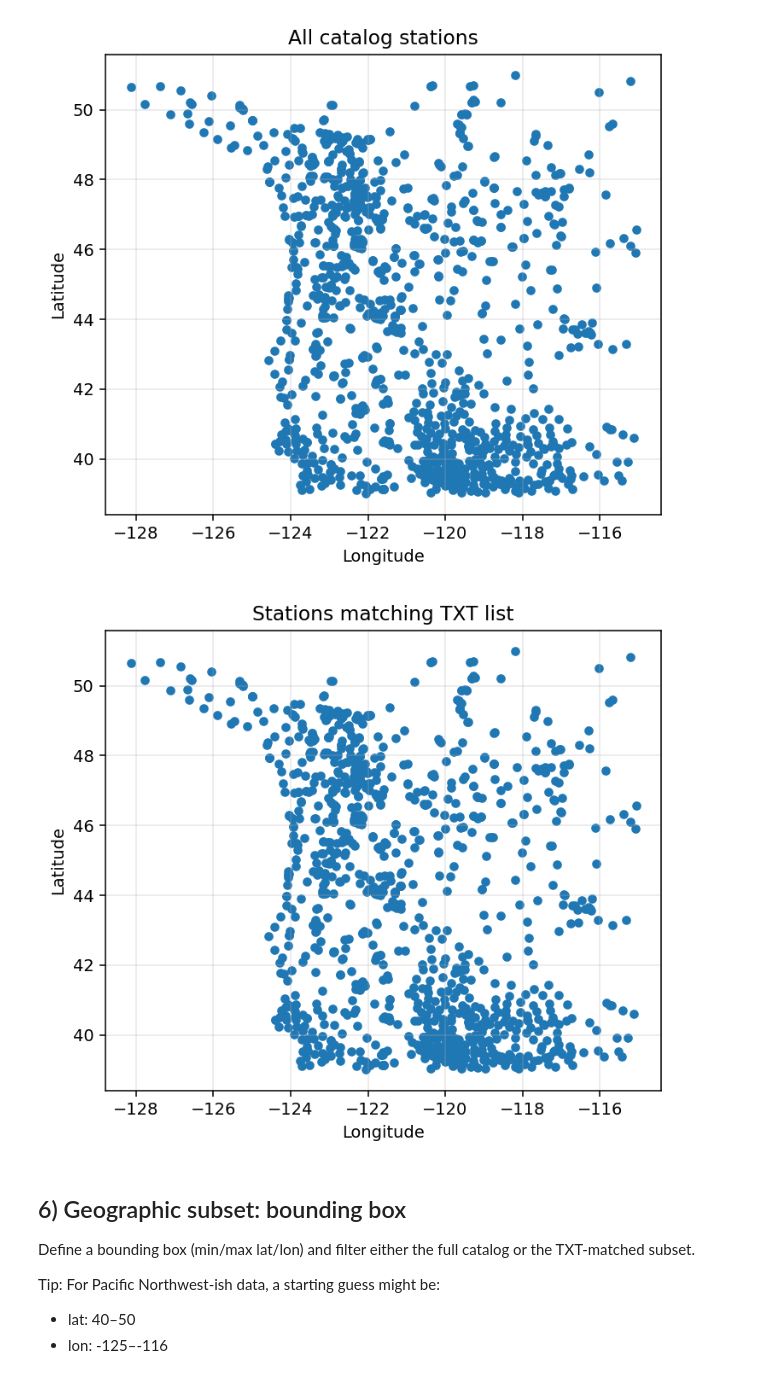
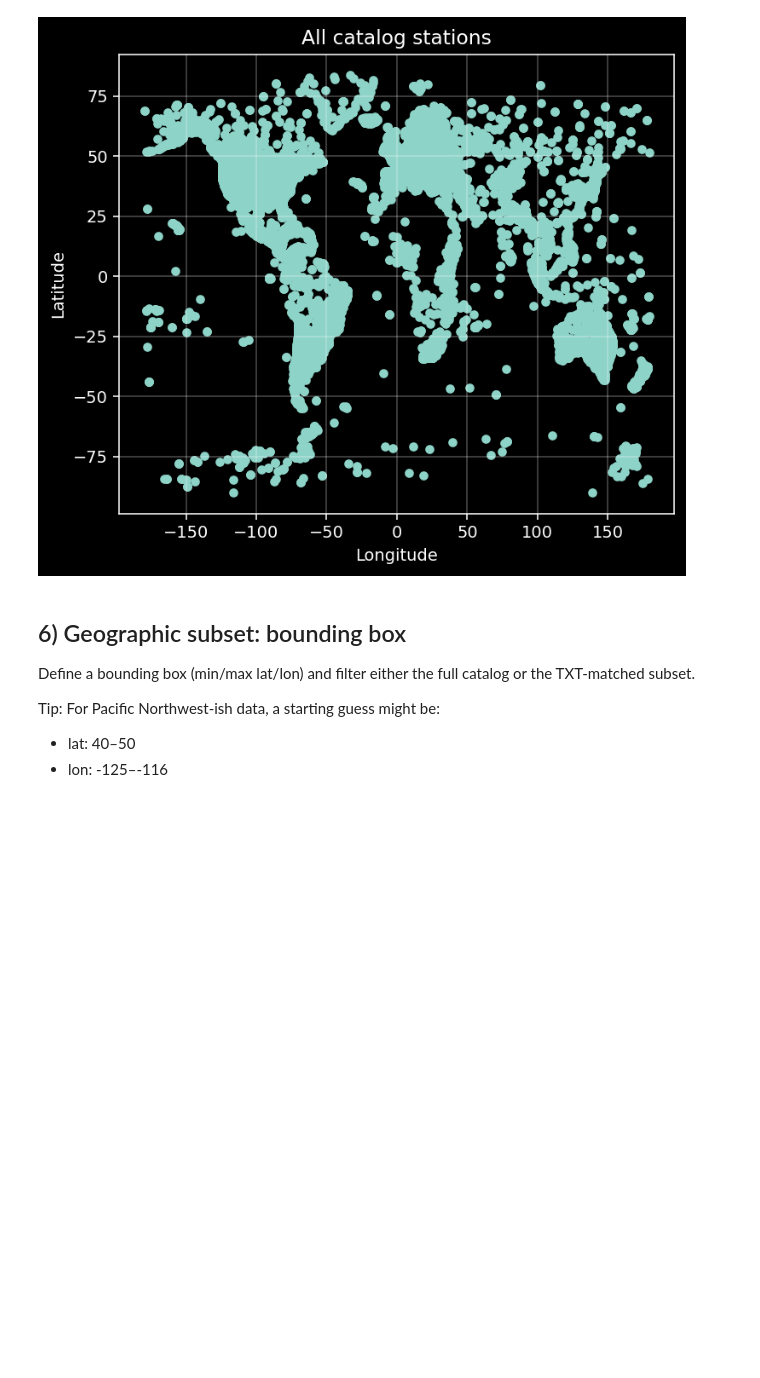
Before and after one commit to cascadiaquakes/GNSS-data-preprocessing, a Jupyter notebook: gnss_station_eda.ipynb, the cells around one changed output. Saved outputs shown, nothing was run; the diff lists cells and outputs as text; code cells hidden in the pictures; blank space fills up the shorter version.

Commit message:
change to North American fixed reference frame

```diff
--- a/gnss_station_eda.ipynb
+++ b/gnss_station_eda.ipynb
@@ -22,8 +26,6 @@ Put your files somewhere relative to this notebook (or change the paths below).
 # %%
 # --- Paths (edit these) ---
-TXT_PATH = Path("./resources/pnw_stations.txt")      # one station name per line
-CSV_PATH = Path("./resources/cascadia_station_info.csv") # catalog, no header (see next cell)
+UNR_STATIONS_PATH = Path("./resources/all_unr_stations.csv")  # whitespace-delimited: station_id lat lon elev
+# Example line:  ALBH 48.389781422 -123.487470112 31.7682625
 
-assert TXT_PATH.exists(), f"Missing: {TXT_PATH.resolve()}"
-assert CSV_PATH.exists(), f"Missing: {CSV_PATH.resolve()}"
-print("OK:", TXT_PATH, CSV_PATH)
+assert UNR_STATIONS_PATH.exists(), f"Missing: {UNR_STATIONS_PATH.resolve()}"
@@ -81,22 +43,23 @@ If your real file has headers, set `has_header=True` in the loader below.
 # %%
-CAT_COLS = ["id", "name", "lat", "lon", "elev_m", "depth"]
+# Load whitespace-delimited station list: station_id, lat, lon, elev_m
+raw_cat = pd.read_csv(
+    UNR_STATIONS_PATH,
+    sep="\\s+",
+    header=None,
+    names=["name", "lat", "lon_raw", "elev_m"],
+)
 
-def read_station_catalog(csv_path: Path, has_header: bool = False) -> pd.DataFrame:
-    if has_header:
-        df = pd.read_csv(csv_path)
-    else:
-        df = pd.read_csv(csv_path, header=None, names=CAT_COLS)
+# Clean types
+raw_cat["name"] = raw_cat["name"].astype(str).str.strip()
+for c in ["lat", "lon_raw", "elev_m"]:
+    raw_cat[c] = pd.to_numeric(raw_cat[c], errors="coerce")
 
-    # Basic cleaning / typing
-    df["name"] = df["name"].astype(str).str.strip()
-    for c in ["lat", "lon", "elev_m", "depth"]:
-        df[c] = pd.to_numeric(df[c], errors="coerce")
-    df["id"] = pd.to_numeric(df["id"], errors="coerce").astype("Int64")
+# Normalize longitude to [-180, 180]
+raw_cat["lon"] = ((raw_cat["lon_raw"] + 180) % 360) - 180
 
-    # Drop rows missing essential coords
-    df = df.dropna(subset=["lat", "lon"]).reset_index(drop=True)
-    return df
+# Canonical catalog schema (keep depth for downstream, fill as NaN if not present)
+cat = raw_cat.copy()
+cat = cat[["name", "lat", "lon", "elev_m"]].dropna(subset=["name", "lat", "lon", "elev_m"]).reset_index(drop=True)
 
-cat = read_station_catalog(CSV_PATH, has_header=False)
-cat.head()
+display(cat.head())
 # %% [output]
@@ -159,23 +90,21 @@ This is not a true map projection (just lon vs lat), but it’s fast and good fo
 # %%
 def plot_stations(df: pd.DataFrame, title: str):
     fig, ax = plt.subplots(figsize=(6, 5))
     ax.scatter(df["lon"], df["lat"], s=20)
     ax.set_xlabel("Longitude")
     ax.set_ylabel("Latitude")
     ax.set_title(title)
     ax.grid(True, alpha=0.3)
 
     # label if few points
     if len(df) <= 30:
         for _, r in df.iterrows():
             ax.annotate(r["name"], (r["lon"], r["lat"]), fontsize=8, xytext=(3, 3), textcoords="offset points")
     plt.show()
 
 plot_stations(cat, "All catalog stations")
-plot_stations(in_list, "Stations matching TXT list")
 # %% [output]
-[figure, old version]
+[figure, new version]
-[figure, removed]
 # %% [markdown]
 ## 6) Geographic subset: bounding box
 
```
Also changed, not shown: parts of 17 cells of this notebook, 2 other files.
